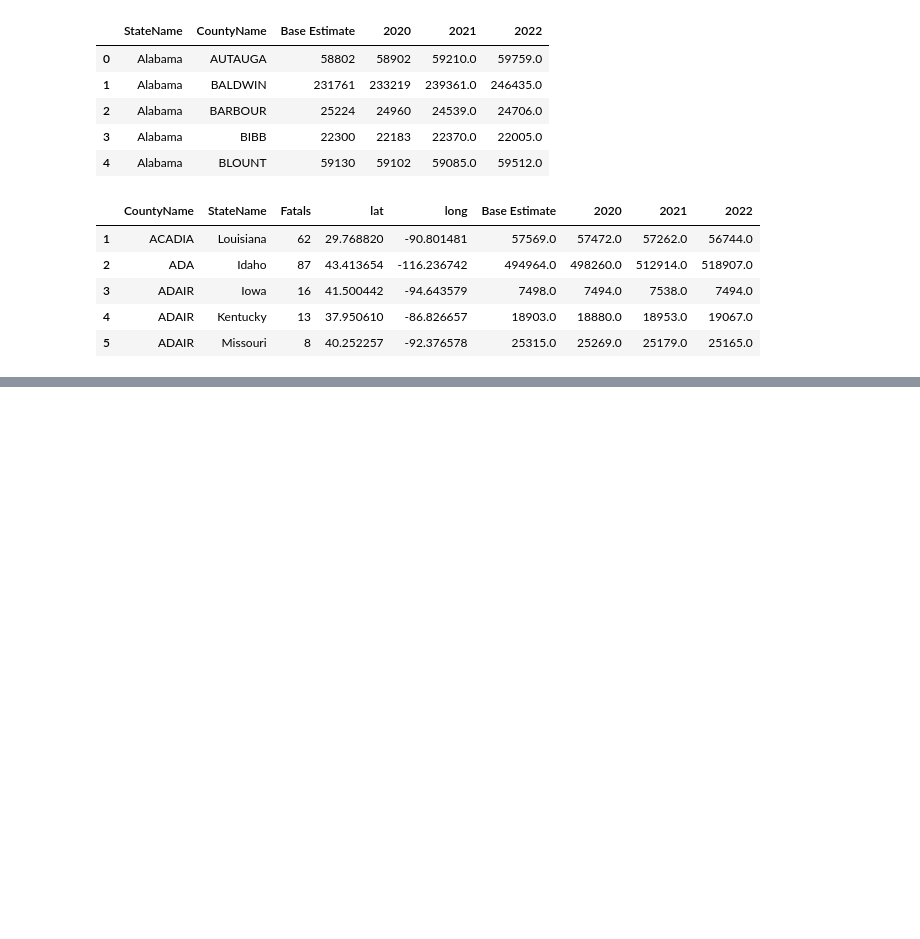
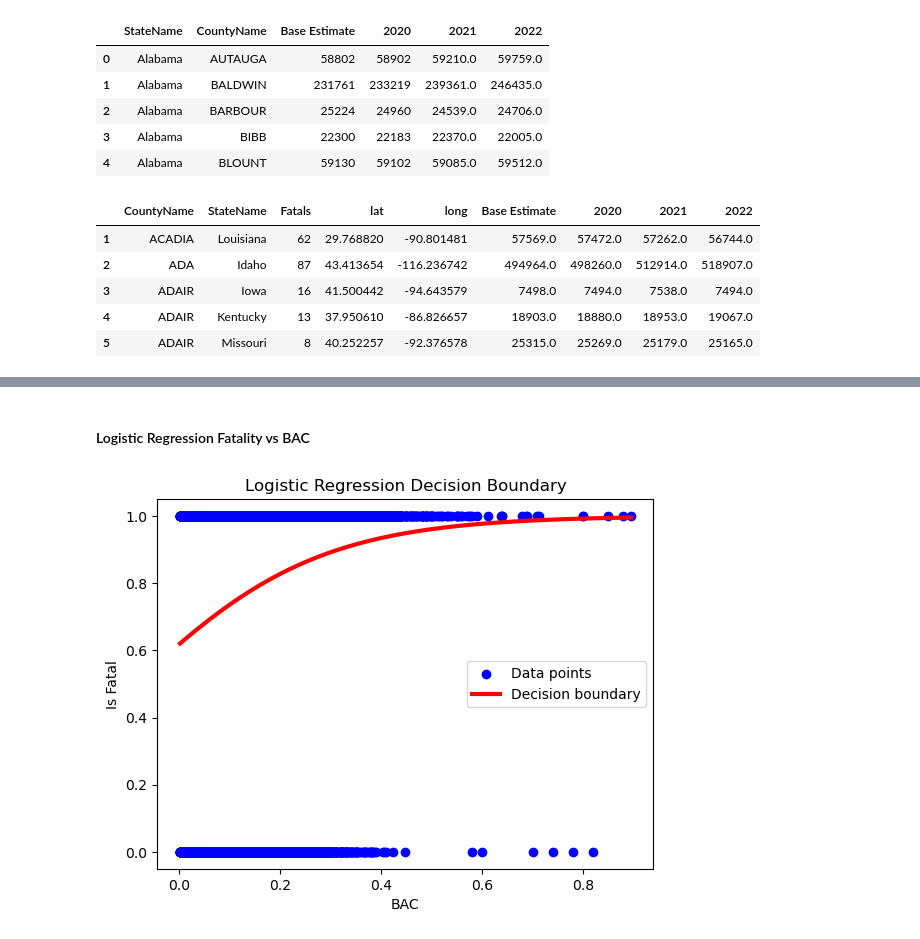
Before and after one commit to dcheung0720/Data-Wizards-1, a Jupyter notebook: Analysis/CrashAnalysis.ipynb, the cells around one changed output, grey strips where cells are left out. Saved outputs shown, nothing was run; the diff lists cells and outputs as text; code cells hidden in the pictures; blank space fills up the shorter version.

Commit message:
Logistic Regression for Is Fatal vs BAC

```diff
--- a/Analysis/CrashAnalysis.ipynb
+++ b/Analysis/CrashAnalysis.ipynb
@@ -461,0 +466,16 @@ df_fatalities_pop.hvplot.points(
+# %%
+#Convert BAC to a decimal
+df_BAC_dec = df_ppl_involved[["BAC", "Is Fatal"]].copy()
+
+# Apply Regular expresrsion to extract the ones that start with anything but end with %
+df_BAC_dec["BAC"] = df_BAC_dec["BAC"].apply(lambda x: float(re.findall(r'\.*(.*)\%',x)[0])
+                                            if len(re.findall(r'\.*(.*)\%',x)) == 1
+                                            else None)
+
+# # filter out the ones that don't fit the format
+df_BAC_dec.dropna(inplace = True)
+
+# filter out all the ones that are 0
+df_BAC_dec = df_BAC_dec[df_BAC_dec["BAC"] != 0]
+
+df_BAC_dec.head()
@@ -461,0 +489,30 @@ df_fatalities_pop.hvplot.points(
+# %% [markdown]
+<h4>Logistic Regression Fatality vs BAC</h4>
+# %%
+from sklearn.linear_model import LogisticRegression
+X = df_BAC_dec[["BAC"]]
+
+#convert Is Fatal to 1s and 0s
+target = df_BAC_dec[["Is Fatal"]].copy()
+target["Is Fatal"] = target["Is Fatal"].apply(lambda x: 1 if x else 0)
+y = target
+
+# Fit logistic regression model
+model = LogisticRegression(solver='liblinear')
+model.fit(X, y)
+
+# Plot data points
+plt.scatter(X, y, color='blue', label='Data points')
+
+# Plot decision boundary
+x_values = np.linspace(X.min(), X.max(), 100)
+probs = model.predict_proba(x_values)[:, 1]
+plt.plot(x_values, probs, color='red', linewidth=3, label='Decision boundary')
+
+plt.xlabel('BAC')
+plt.ylabel('Is Fatal')
+plt.title('Logistic Regression Decision Boundary')
+plt.legend()
+plt.show()
+# %% [output]
+[figure, added]
```
Also changed, not shown: parts of 5 cells of this notebook.
